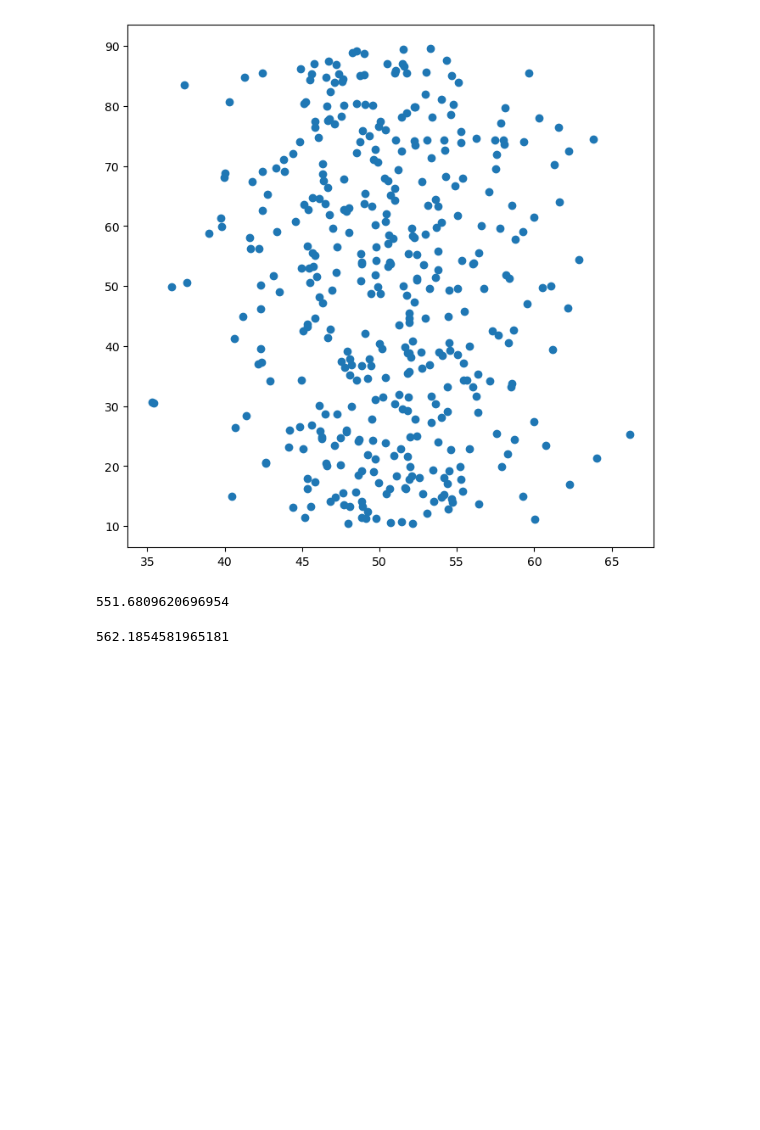
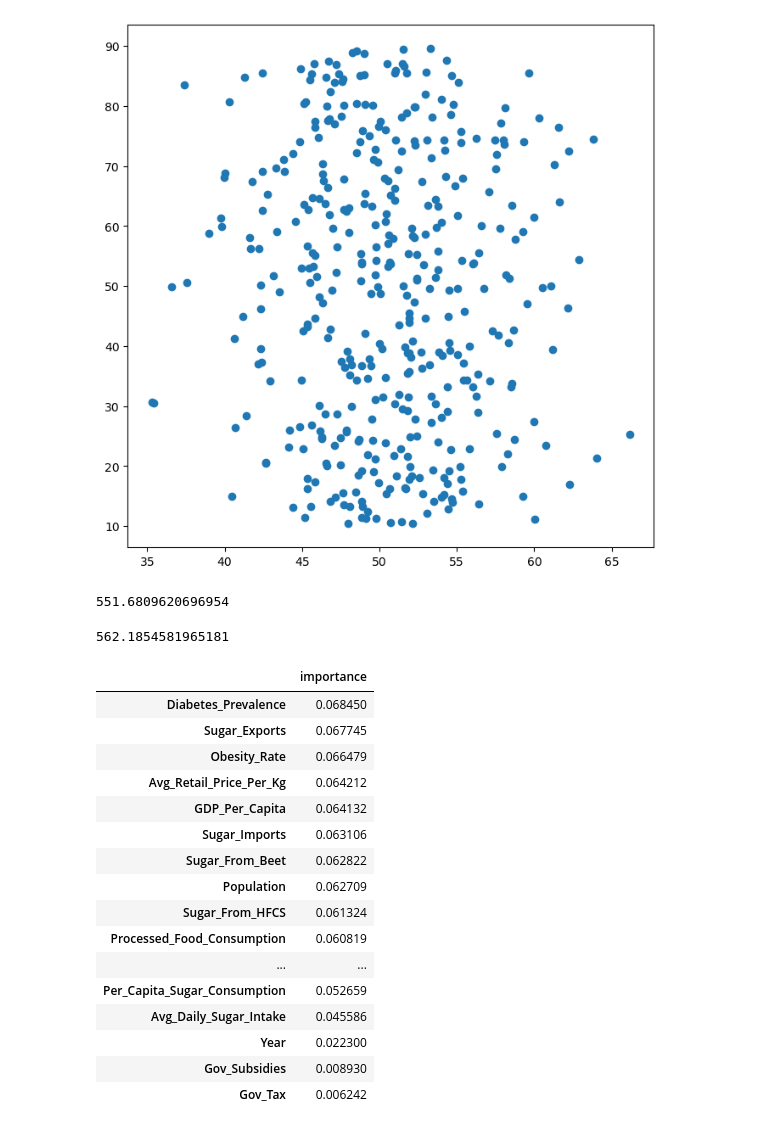
Before and after one commit to TanyaCST/CSC293_Final_project, a Jupyter notebook: sugar1.ipynb, the cells around one changed output. Drawn from its saved outputs; the diff is of its cells as text; code cells hidden in the pictures; blank space fills up the shorter version.

```diff
--- a/sugar1.ipynb
+++ b/sugar1.ipynb
@@ -348,5 +348,24 @@ np.mean((y_test - y_hat_RF)**2)
 # %% [output]
 562.1854581965181
 # %%
-# feature_imp = pd.DataFrame( {'importance':RF_sugar.feature_importances_}, index=feature_names) #feature_names has probelm
-# feature_imp.sort_values(by='importance', ascending=False)
+feature_names_train = list(x_train.columns)
+feature_imp = pd.DataFrame( {'importance':RF_sugar.feature_importances_}, index=feature_names_train)
+feature_imp.sort_values(by='importance', ascending=False)
+# %% [output]
+|  | importance |
+| Diabetes_Prevalence | 0.068450 |
+| Sugar_Exports | 0.067745 |
+| Obesity_Rate | 0.066479 |
+| Avg_Retail_Price_Per_Kg | 0.064212 |
+| GDP_Per_Capita | 0.064132 |
+| Sugar_Imports | 0.063106 |
+| Sugar_From_Beet | 0.062822 |
+| Population | 0.062709 |
+| Sugar_From_HFCS | 0.061324 |
+| Processed_Food_Consumption | 0.060819 |
+| ... | ... |
+| Per_Capita_Sugar_Consumption | 0.052659 |
+| Avg_Daily_Sugar_Intake | 0.045586 |
+| Year | 0.022300 |
+| Gov_Subsidies | 0.008930 |
+| Gov_Tax | 0.006242 |
```
Also changed, not shown: parts of 3 cells of this notebook.
